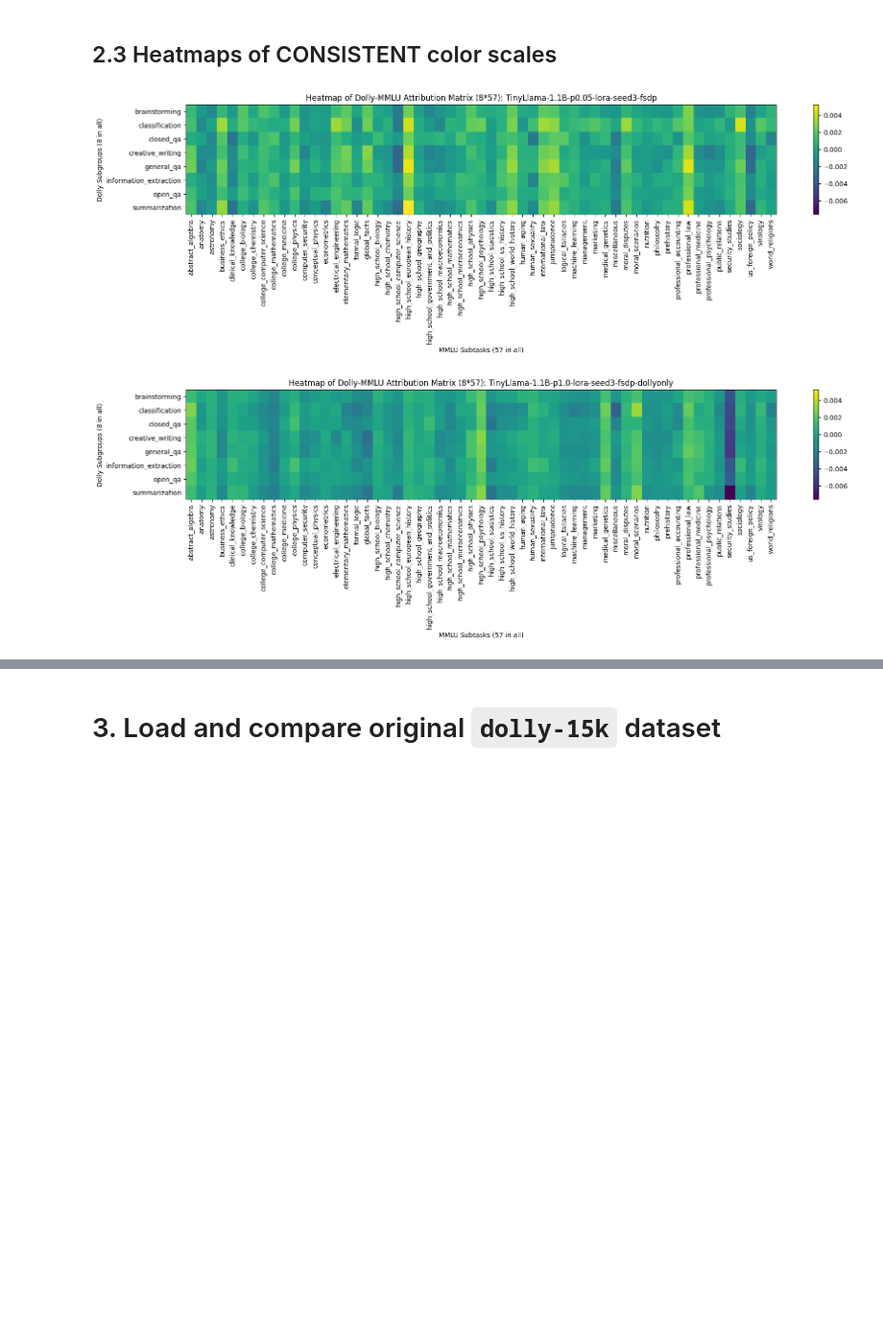
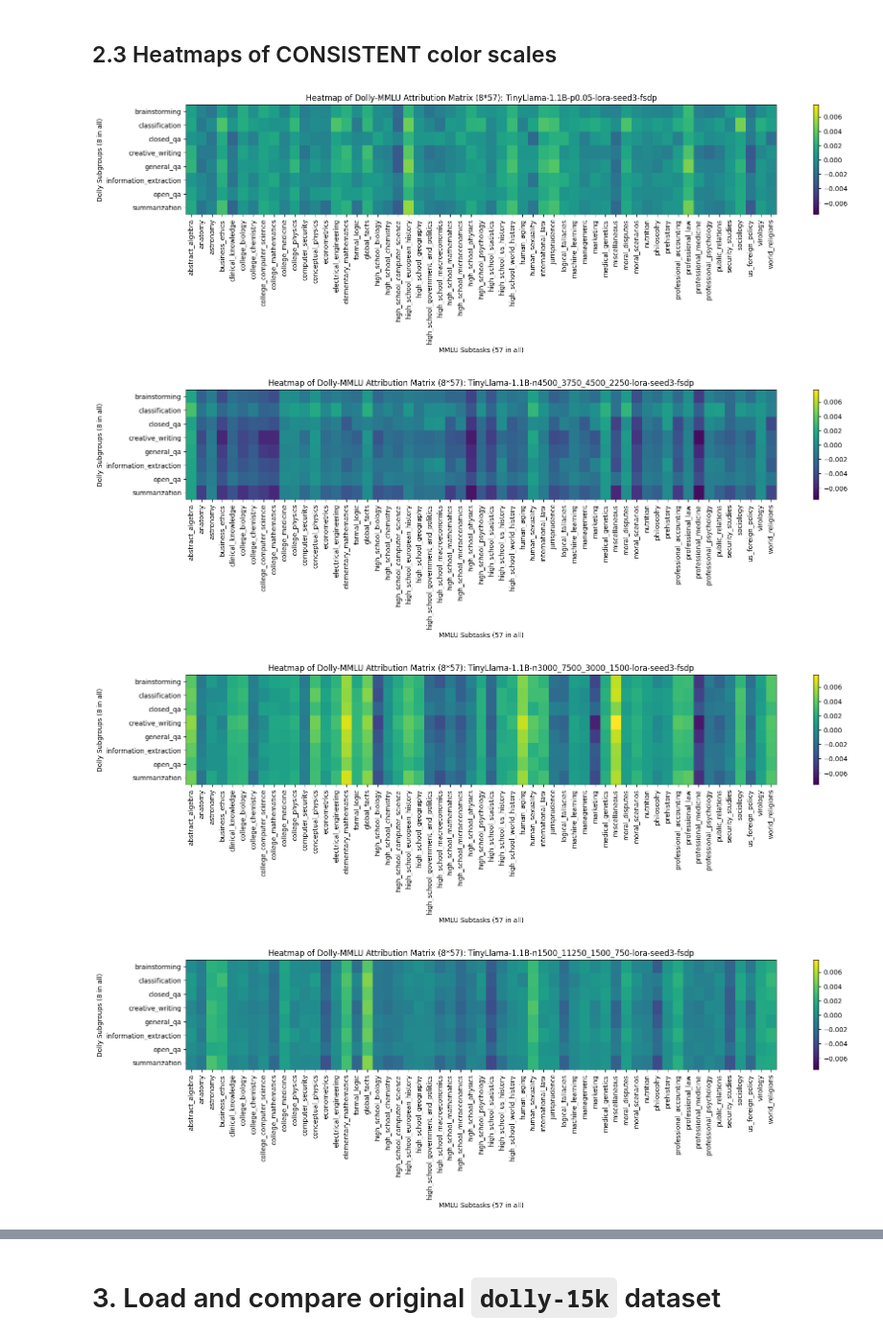
Before and after one commit to qrdai/LESS, a Jupyter notebook: test_less.ipynb, the cells around one changed output, grey strips where cells are left out. Shown at 96% size. Drawn from its saved outputs; the diff is of its cells as text; code cells hidden in the pictures; blank space fills up the shorter version.

Commit message:
select most/least inf points

```diff
--- a/test_less.ipynb
+++ b/test_less.ipynb
@@ -133,7 +224,7 @@ model_list = [
 def plot_heatmap(reference_model, row_labels, column_labels):
     row_list = []
     for subset in row_labels:
-        matpath = f"../selected_data/{reference_model}/mmlu/{subset}_attribution_matrix.pt"
+        matpath = f"../attribution_matrix/{reference_model}/mmlu/{subset}_attribution_matrix.pt"
         mat = torch.load(matpath)
         assert mat.shape == torch.Size([1, 57])
         row_list.append(mat)
@@ -167,16 +258,29 @@ for reference_model in model_list:
 # %%
 import torch
 import matplotlib.pyplot as plt
+import os
+
+# obtain the names of all 57 subjects in mmlu
+data_dir = "../data"
+mmlu_data_dir = os.path.join(data_dir, "eval", "mmlu")
+subjects = sorted(
+    [
+        f.split("_test.csv")[0]
+        for f in os.listdir(os.path.join(mmlu_data_dir, "test"))
+        if "_test.csv" in f
+    ]
+)
 
 # Define column and row labels
 column_labels = subjects
 row_labels = ["summarization", "brainstorming", "closed_qa", "creative_writing", "information_extraction", "classification", "open_qa", "general_qa"]
 row_labels.sort()
 
-# reference_model = "TinyLlama-1.1B-p0.05-lora-seed3-fsdp"
-# reference_model = "TinyLlama-1.1B-p1.0-lora-seed3-fsdp-dollyonly"
 model_list = [
     "TinyLlama-1.1B-p0.05-lora-seed3-fsdp",
+    "TinyLlama-1.1B-n4500_3750_4500_2250-lora-seed3-fsdp",
+    "TinyLlama-1.1B-n3000_7500_3000_1500-lora-seed3-fsdp",
+    "TinyLlama-1.1B-n1500_11250_1500_750-lora-seed3-fsdp",
     "TinyLlama-1.1B-p1.0-lora-seed3-fsdp-dollyonly",
 ]
 
@@ -186,7 +290,7 @@ def global_min_max(model_list, row_labels):
     for reference_model in model_list:
         row_list = []
         for subset in row_labels:
-            matpath = f"../selected_data/{reference_model}/mmlu/{subset}_attribution_matrix.pt"
+            matpath = f"../attribution_matrix/{reference_model}/mmlu/{subset}_attribution_matrix.pt"
             mat = torch.load(matpath)
             assert mat.shape == torch.Size([1, 57])
             row_list.append(mat)
@@ -202,33 +306,35 @@ def global_min_max(model_list, row_labels):
 
 def plot_heatmap(reference_model, row_labels, column_labels, vmin, vmax):
     row_list = []
     for subset in row_labels:
-        matpath = f"../selected_data/{reference_model}/mmlu/{subset}_attribution_matrix.pt"
+        matpath = f"../attribution_matrix/{reference_model}/mmlu/{subset}_attribution_matrix.pt"
         mat = torch.load(matpath)
         assert mat.shape == torch.Size([1, 57])
         row_list.append(mat)
     assert len(row_list) == 8, f"{len(row_list)}"
 
     device = "cpu"
     attribution_matrix = torch.cat(row_list, dim=0).to(device)
 
     plt.figure(figsize=(20, 3))
     heatmap = plt.imshow(attribution_matrix, aspect='auto', cmap='viridis', vmin=vmin, vmax=vmax)
     plt.colorbar(heatmap)
     plt.title(f"Heatmap of Dolly-MMLU Attribution Matrix (8*57): {reference_model}")
     plt.xlabel('MMLU Subtasks (57 in all)')
     plt.ylabel('Dolly Subgroups (8 in all)')
     plt.xticks(ticks=range(len(column_labels)), labels=column_labels, rotation=90)
     plt.yticks(ticks=range(len(row_labels)), labels=row_labels)
     plt.show()
 
 
 # First, find the global minimum and maximum values
 vmin, vmax = global_min_max(model_list, row_labels)
 
 # Now plot each heatmap with the same color scale
 for reference_model in model_list:
     plot_heatmap(reference_model, row_labels, column_labels, vmin, vmax)
 # %% [output]
-[figure, old version]
+[figure, new version]
-[figure, old version]
+[figure, new version]
+[figure, added]
+[figure, added]
```
Also changed, not shown: parts of 6 cells of this notebook, 3 other files.
